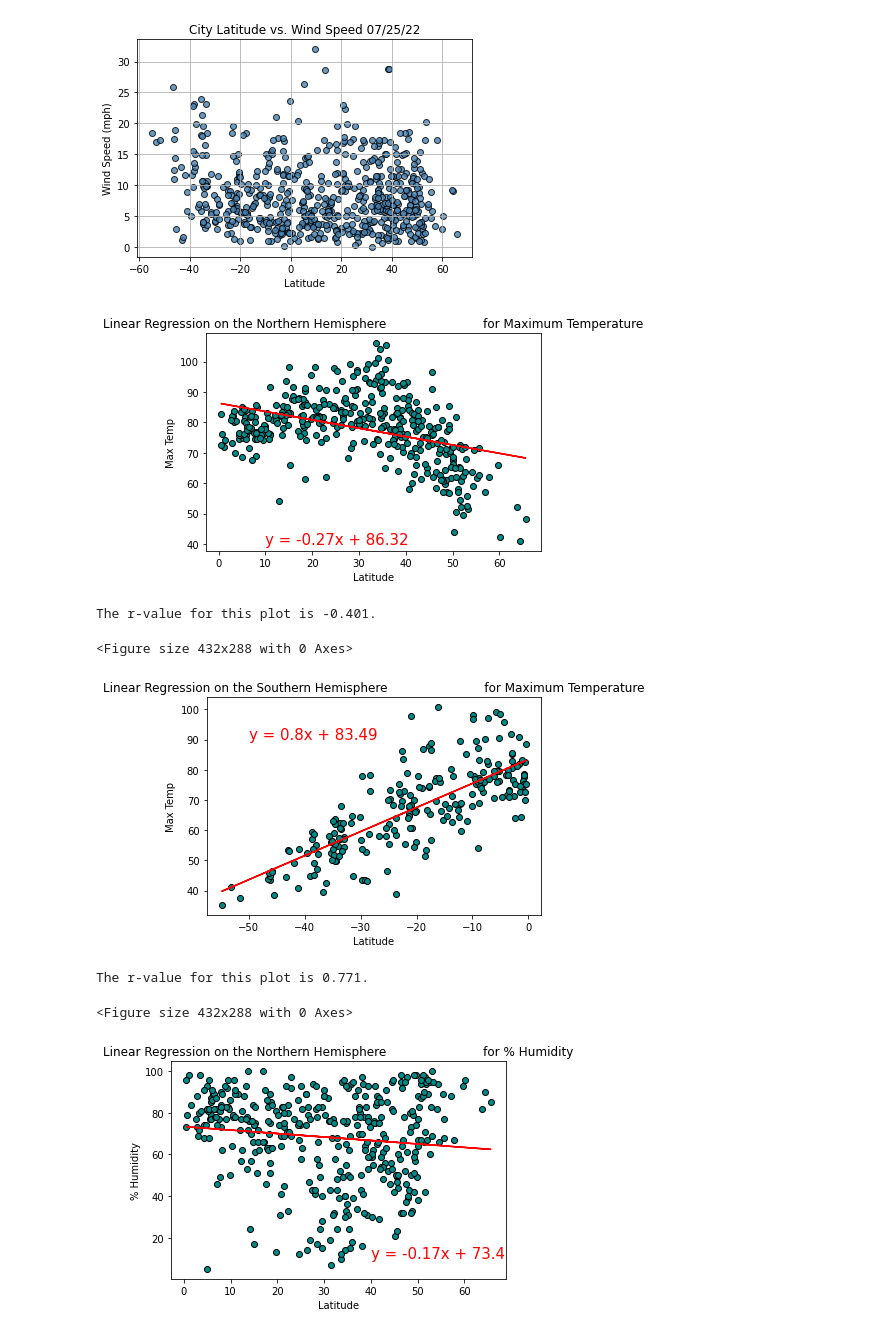
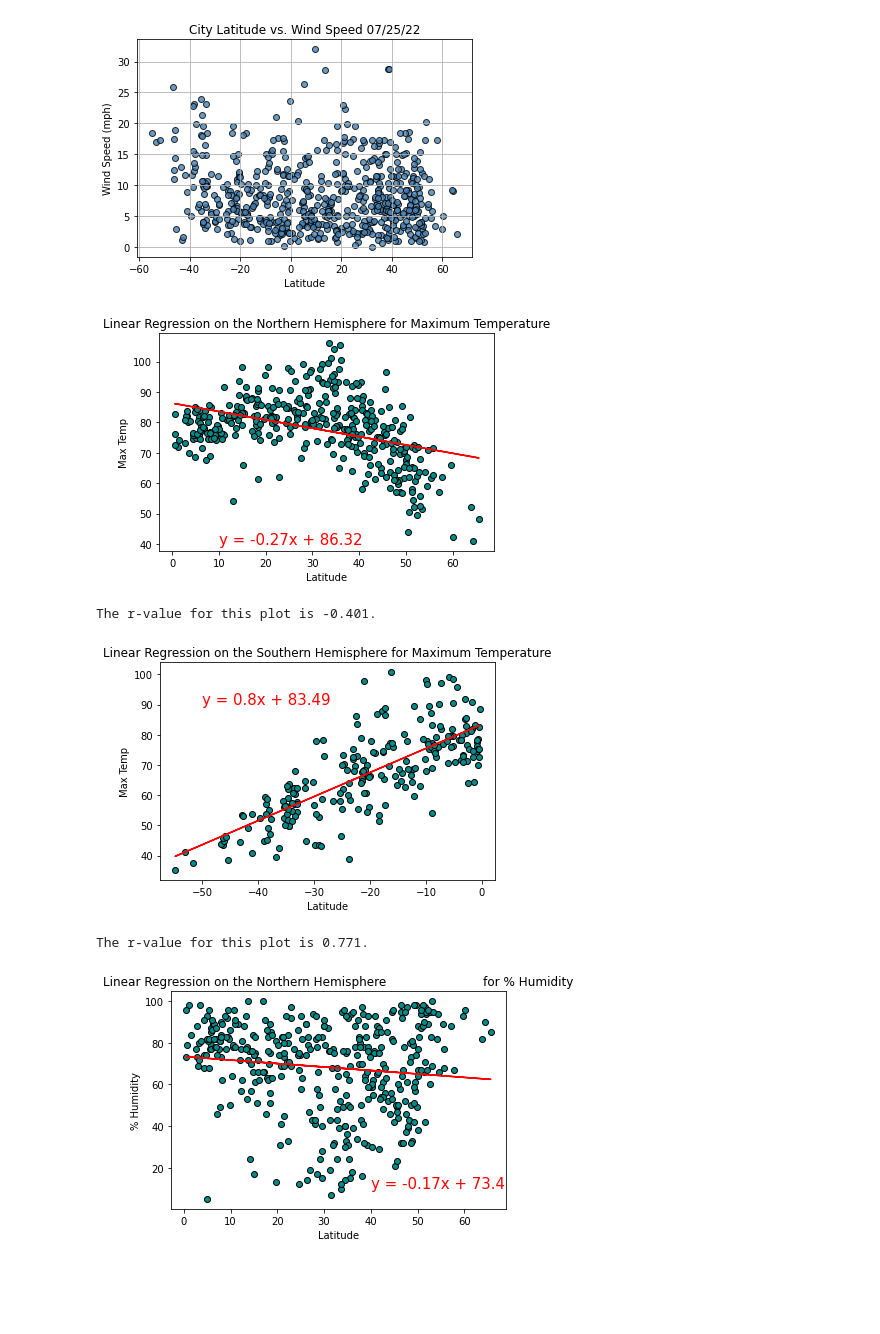
Before and after one commit to cb19weber/World_Weather_Analysis, a Jupyter notebook: WeatherPy.ipynb, the cells around one changed output. Cells and saved outputs as stored; diff of their text form; code cells hidden in the pictures; blank space fills up the shorter version.

Commit message:
guided module complete with figures

```diff
--- a/WeatherPy.ipynb
+++ b/WeatherPy.ipynb
@@ -266,29 +266,25 @@ southern_hemi_df = city_data_df.loc[(city_data_df["Lat"] < 0)]
 # %%
 # Linear regression on the Northern Hemisphere
 x_values = northern_hemi_df["Lat"]
 y_values = northern_hemi_df["Max Temp"]
 # Call the function.
 plot_linear_regression(x_values, y_values,
-                       'Linear Regression on the Northern Hemisphere \
-                        for Maximum Temperature', 'Max Temp',(10,40))
-plt.savefig("weather_data/Fig5.png")
+                       'Linear Regression on the Northern Hemisphere for Maximum Temperature',
+                       'Max Temp',(10,40))
 # %% [output]
-[figure, old version]
+[figure, new version]
 The r-value for this plot is -0.401.
-<Figure size 432x288 with 0 Axes>
 # %%
 # Linear regression on the Southern Hemisphere
 x_values = southern_hemi_df["Lat"]
 y_values = southern_hemi_df["Max Temp"]
 # Call the function.
 plot_linear_regression(x_values, y_values,
-                       'Linear Regression on the Southern Hemisphere \
-                        for Maximum Temperature', 'Max Temp',(-50,90))
-plt.savefig("weather_data/Fig6.png")
+                       'Linear Regression on the Southern Hemisphere for Maximum Temperature',
+                       'Max Temp',(-50,90))
 # %% [output]
-[figure, old version]
+[figure, new version]
 The r-value for this plot is 0.771.
-<Figure size 432x288 with 0 Axes>
 # %%
 # Linear regression on the Northern Hemisphere
 x_values = northern_hemi_df["Lat"]
```
Also changed, not shown: 2 other files.
